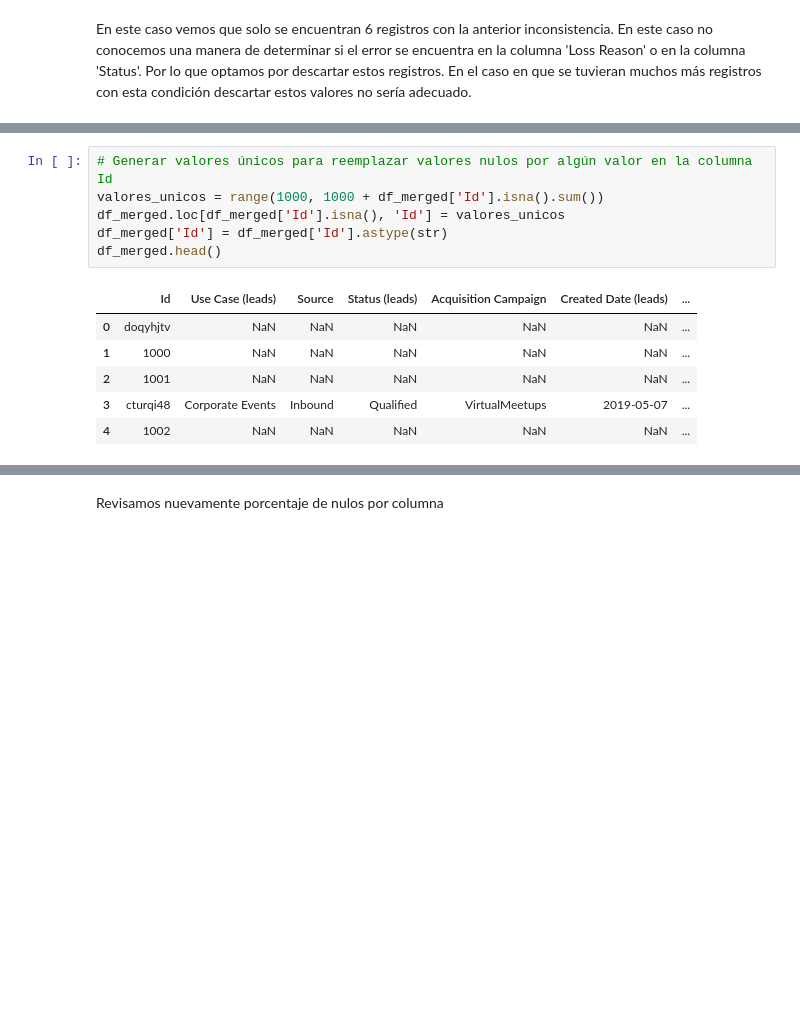
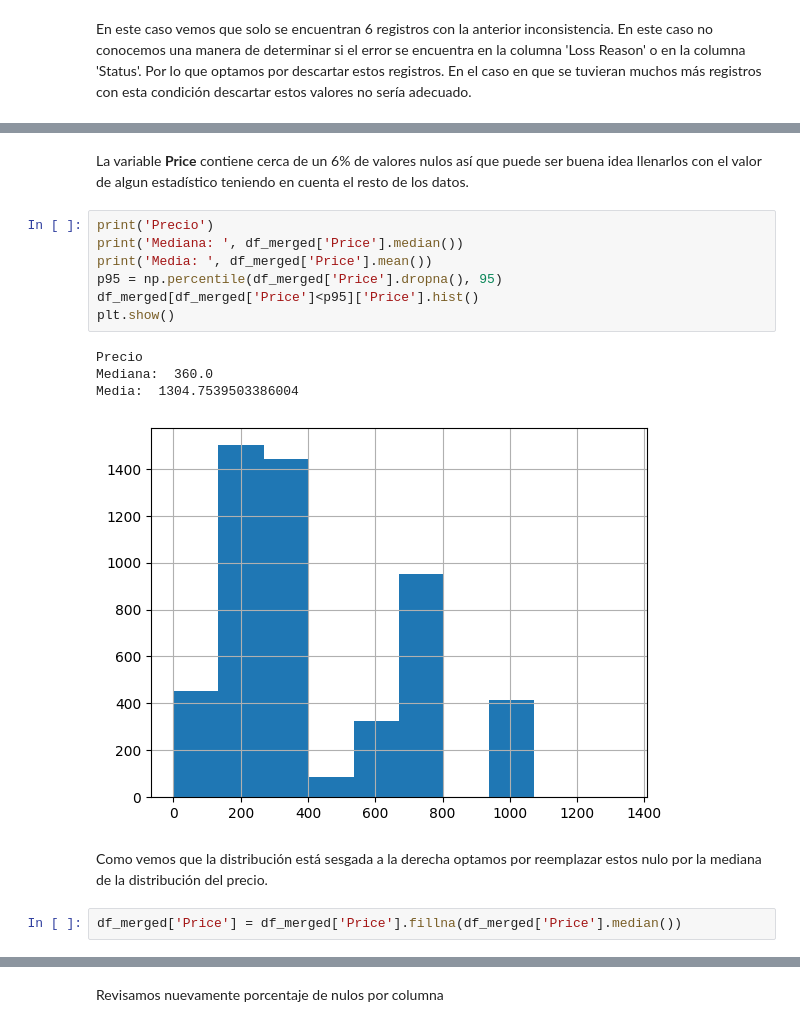
Before and after one commit to jadiazm/Test-Date-Scientist-2023, a Jupyter notebook: EDA.ipynb, the cells around one changed output, grey strips where cells are left out. Drawn from its saved outputs; the diff is of its cells as text; blank space fills up the shorter version.

```diff
--- a/EDA.ipynb
+++ b/EDA.ipynb
@@ -162,13 +185,18 @@ Ahora reemplazando los valores nulos en la columna **Id** por valores únicos ya
-# %%
-# Generar valores únicos para reemplazar valores nulos por algún valor en la columna Id
-valores_unicos = range(1000, 1000 + df_merged['Id'].isna().sum())
-df_merged.loc[df_merged['Id'].isna(), 'Id'] = valores_unicos
-df_merged['Id'] = df_merged['Id'].astype(str)
-df_merged.head()
-# %% [output]
-|  | Id | Use Case (leads) | Source | Status (leads) | Acquisition Campaign | Created Date (leads) | ... |
-| 0 | doqyhjtv | NaN | NaN | NaN | NaN | NaN | ... |
-| 1 | 1000 | NaN | NaN | NaN | NaN | NaN | ... |
-| 2 | 1001 | NaN | NaN | NaN | NaN | NaN | ... |
-| 3 | cturqi48 | Corporate Events | Inbound | Qualified | VirtualMeetups | 2019-05-07 | ... |
-| 4 | 1002 | NaN | NaN | NaN | NaN | NaN | ... |
+# %% [markdown]
+La variable **Price** contiene cerca de un 6% de valores nulos así que puede ser buena idea llenarlos con el valor de algun estadístico teniendo en cuenta el resto de los datos.
+# %%
+print('Precio')
+print('Mediana: ', df_merged['Price'].median())
+print('Media: ', df_merged['Price'].mean())
+p95 = np.percentile(df_merged['Price'].dropna(), 95)
+df_merged[df_merged['Price']<p95]['Price'].hist()
+plt.show()
+# %% [output]
+Precio
+Mediana:  360.0
+Media:  1304.7539503386004
+[figure, added]
+# %% [markdown]
+Como vemos que la distribución está sesgada a la derecha optamos por reemplazar estos nulo por la mediana de la distribución del precio.
+# %%
+df_merged['Price'] = df_merged['Price'].fillna(df_merged['Price'].median())
```
Also changed, not shown: parts of 75 cells of this notebook, 2 other files.
